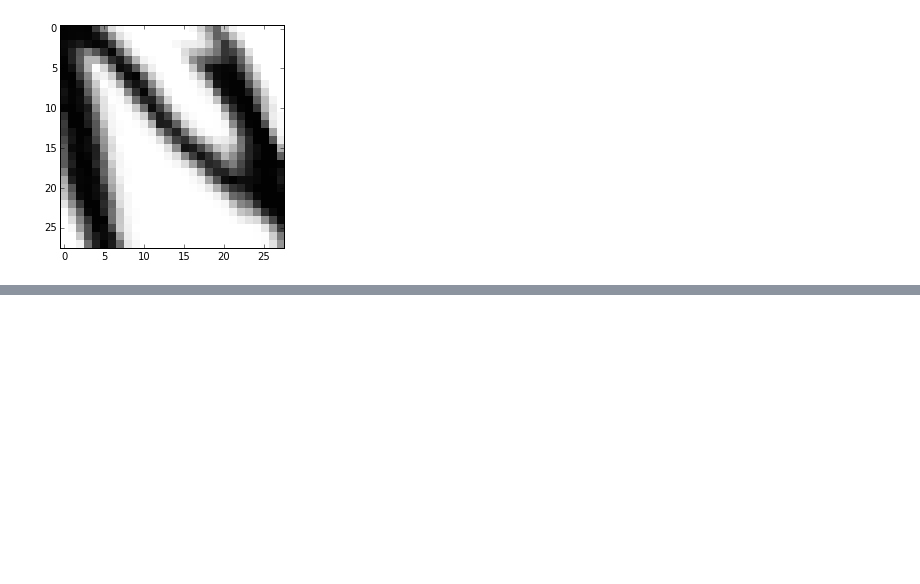
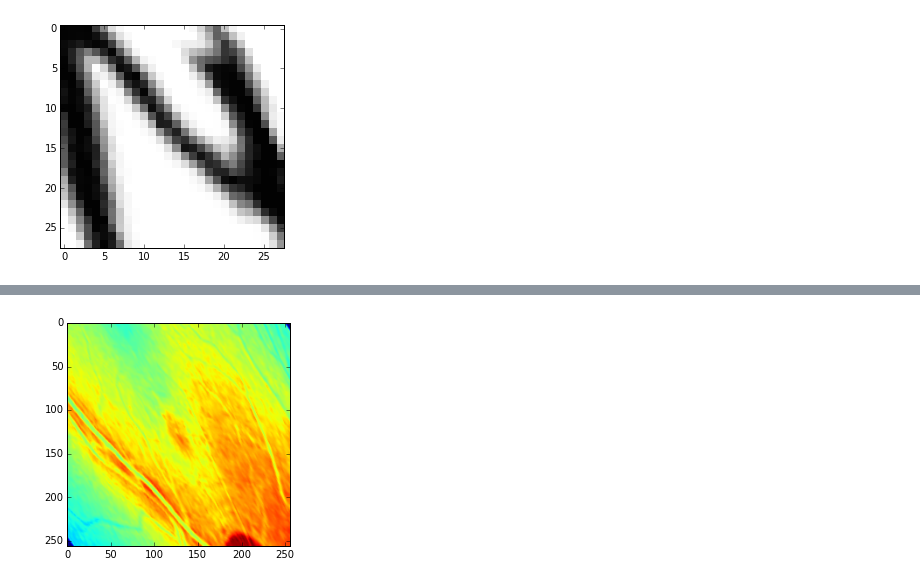
Before and after one commit to christopher-beckham/msc, a Jupyter notebook: notebooks/spatial_transformer_networks_in_lasagne.ipynb, the cells around one changed output, grey strips where cells are left out. Drawn from its saved outputs; the diff is of its cells as text; code cells hidden in the pictures; blank space fills up the shorter version.

Commit message:
Update spatial transformer exp

```diff
--- a/notebooks/spatial_transformer_networks_in_lasagne.ipynb
+++ b/notebooks/spatial_transformer_networks_in_lasagne.ipynb
@@ -64,0 +69,8 @@ plt.show()
+# %%
+theta_vector = theano.shared( np.zeros((2, 3), dtype='float32').flatten() )
+W = lasagne.init.Constant(0.0)
+l_in = lasagne.layers.InputLayer((None, 3, 256, 256))
+l_loc = lasagne.layers.DenseLayer(l_in, num_units=6, W=W, b=theta_vector, nonlinearity=None)
+l_trans = lasagne.layers.TransformerLayer(l_in, l_loc)
+X = T.tensor4('x')
+get_out = theano.function([X], lasagne.layers.get_output(l_trans, X))
@@ -64,0 +93,6 @@ plt.show()
+# %%
+theta_vector.set_value( random_transform() )
+plt.imshow( get_out( np.asarray([dr_img]) )[0][2] )
+plt.show()
+# %% [output]
+[figure, added]
```
Also changed, not shown: parts of 6 cells of this notebook, 2 other files.
